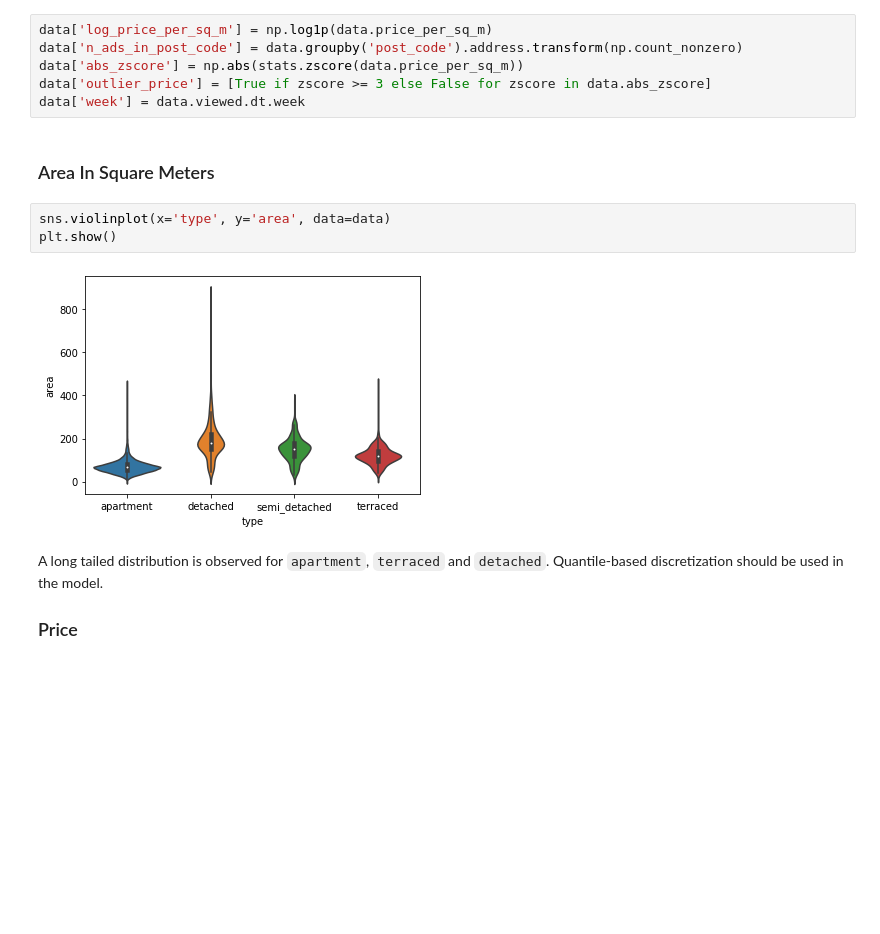
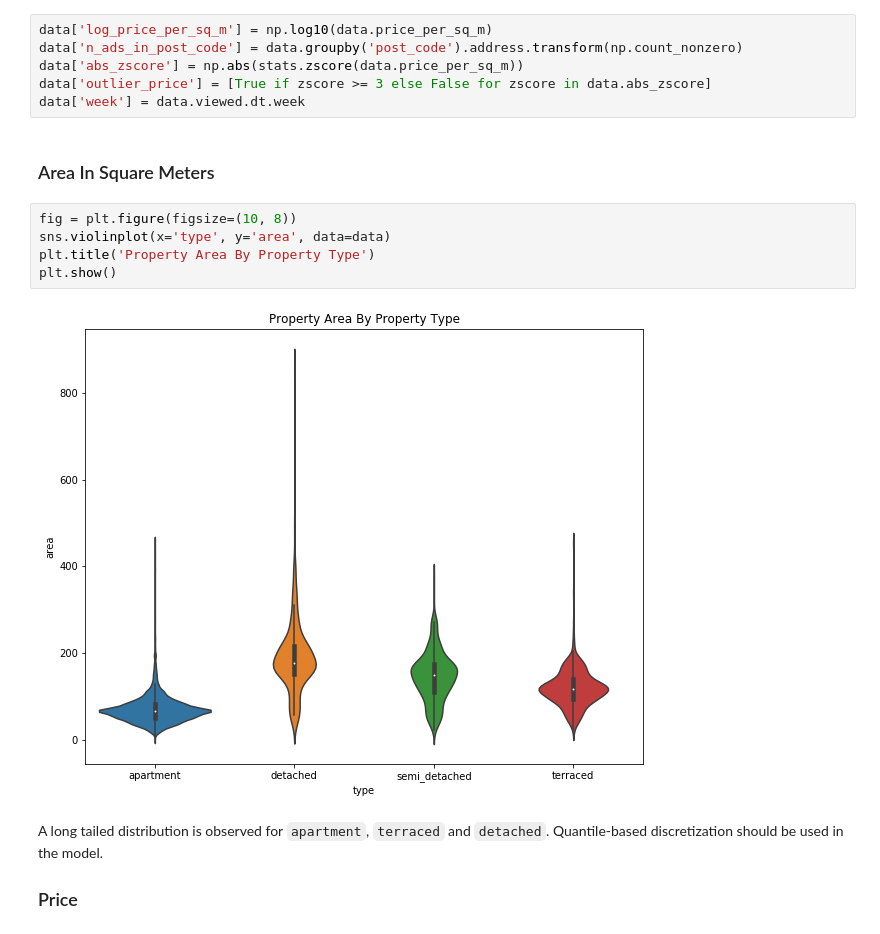
Before and after one commit to rossrco/model_house_price, a Jupyter notebook: eda.ipynb, the cells around one changed output. Saved outputs shown, nothing was run; the diff lists cells and outputs as text; blank space fills up the shorter version.

```diff
--- a/eda.ipynb
+++ b/eda.ipynb
@@ -41,5 +41,5 @@ memory usage: 1.1+ MB
 # %%
-data['log_price_per_sq_m'] = np.log1p(data.price_per_sq_m)
+data['log_price_per_sq_m'] = np.log10(data.price_per_sq_m)
 data['n_ads_in_post_code'] = data.groupby('post_code').address.transform(np.count_nonzero)
 data['abs_zscore'] = np.abs(stats.zscore(data.price_per_sq_m))
 data['outlier_price'] = [True if zscore >= 3 else False for zscore in data.abs_zscore]
@@ -47,10 +47,12 @@ data['week'] = data.viewed.dt.week
 # %% [markdown]
 ### Area In Square Meters
 # %%
+fig = plt.figure(figsize=(10, 8))
 sns.violinplot(x='type', y='area', data=data)
+plt.title('Property Area By Property Type')
 plt.show()
 # %% [output]
-[figure, old version]
+[figure, new version]
 # %% [markdown]
 A long tailed distribution is observed for `apartment`, `terraced` and `detached`. Quantile-based discretization should be used in the model.
 
```
Also changed, not shown: parts of 7 cells of this notebook, 2 other files.
